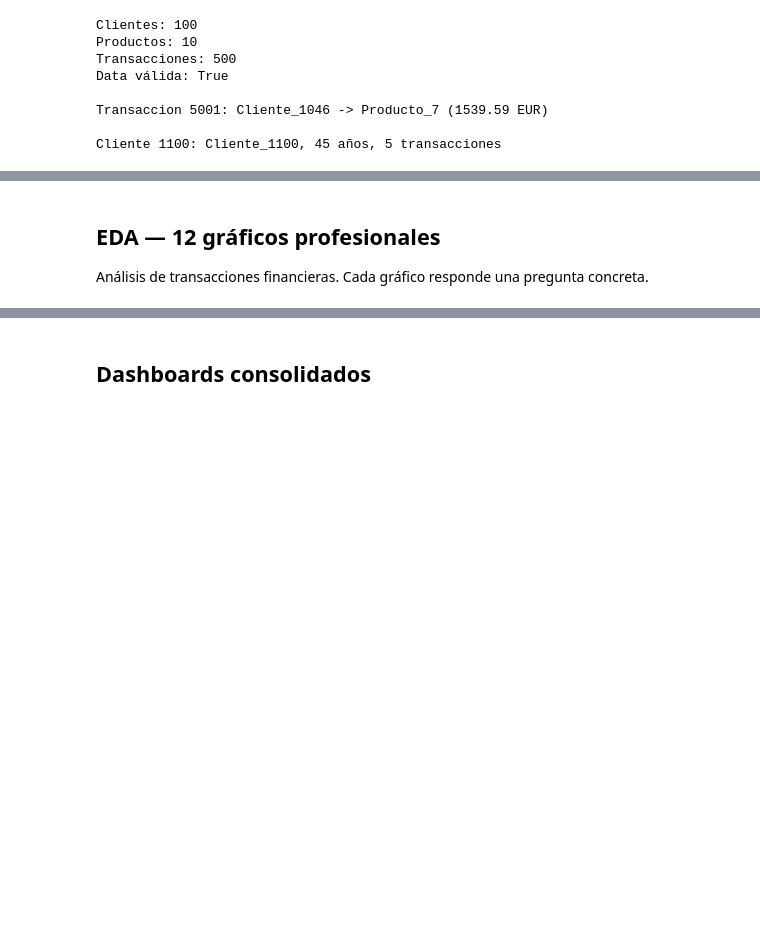
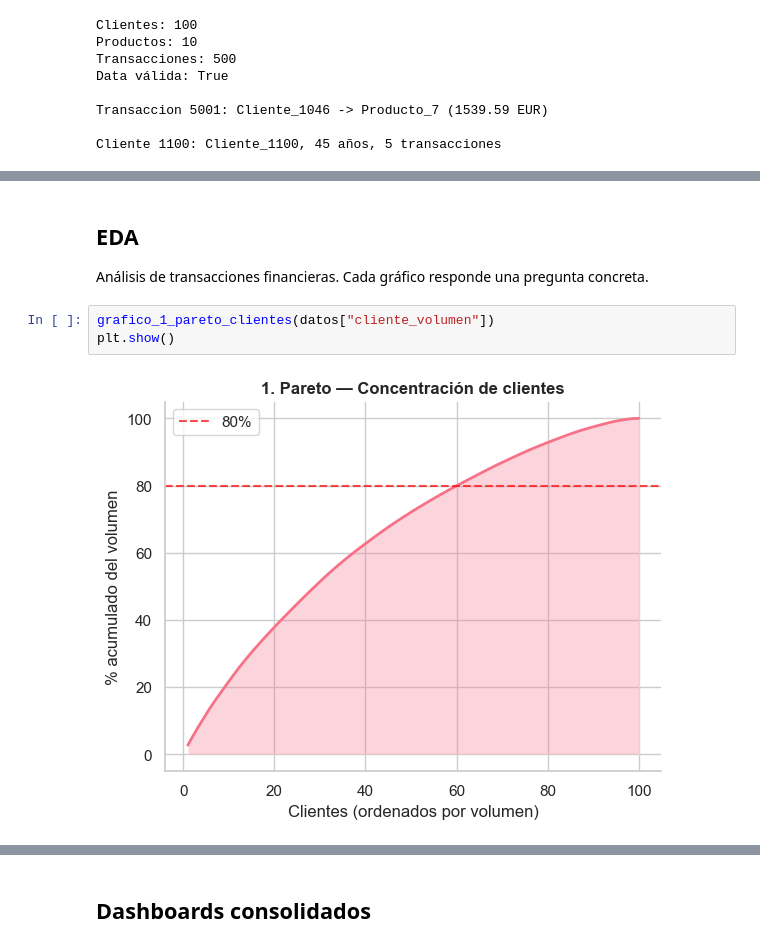
Before and after one commit to FranJCastilloC/Prueba-Tecnica-Popular, a Jupyter notebook: ide.ipynb, the cells around one changed output, grey strips where cells are left out. Drawn from its saved outputs; the diff is of its cells as text; blank space fills up the shorter version.

```diff
--- a/ide.ipynb
+++ b/ide.ipynb
@@ -92,4 +92,9 @@ datos = preparar_datos_eda(clientes, productos, trans)
 # %% [markdown]
-## EDA — 12 gráficos profesionales
+## EDA
 
 Análisis de transacciones financieras. Cada gráfico responde una pregunta concreta.
+# %%
+grafico_1_pareto_clientes(datos["cliente_volumen"])
+plt.show()
+# %% [output]
+[figure, added]
```
Also changed, not shown: parts of 24 cells of this notebook.
